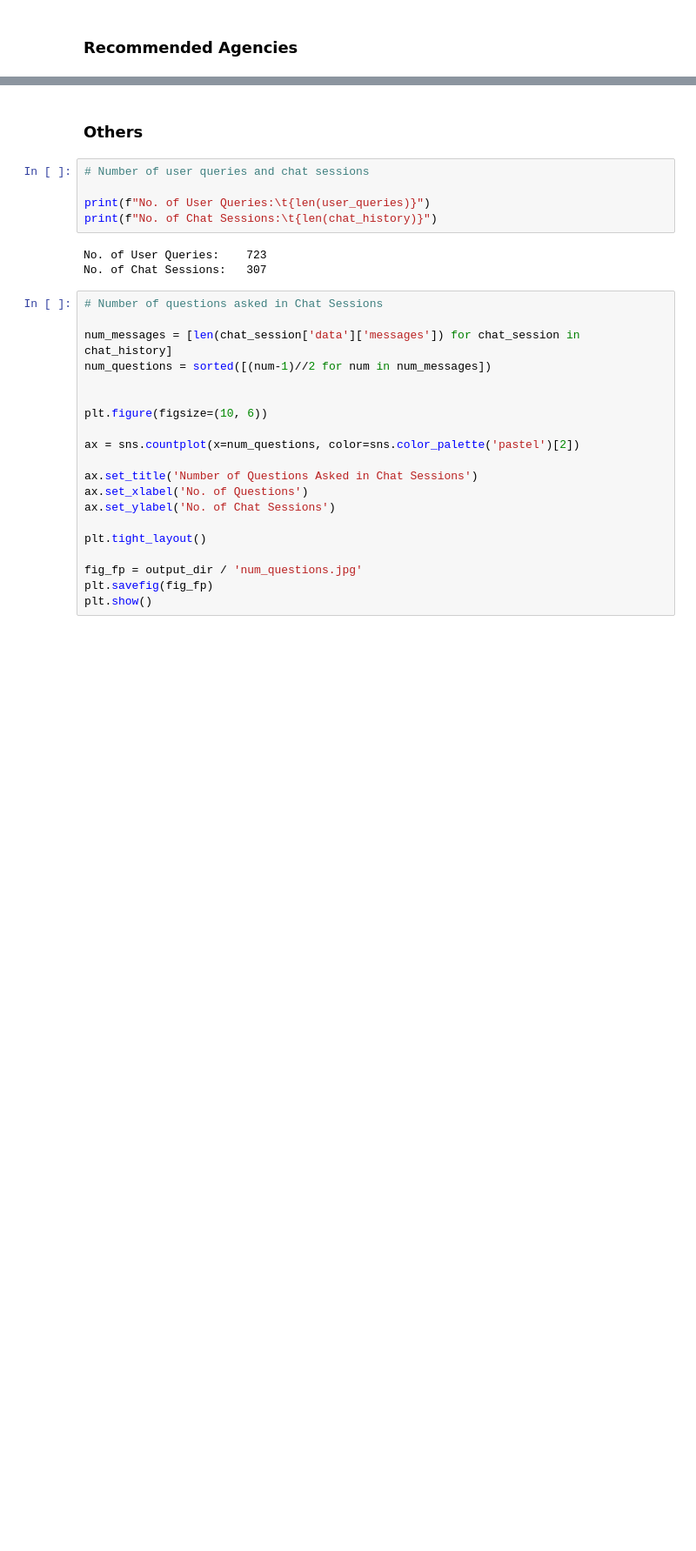
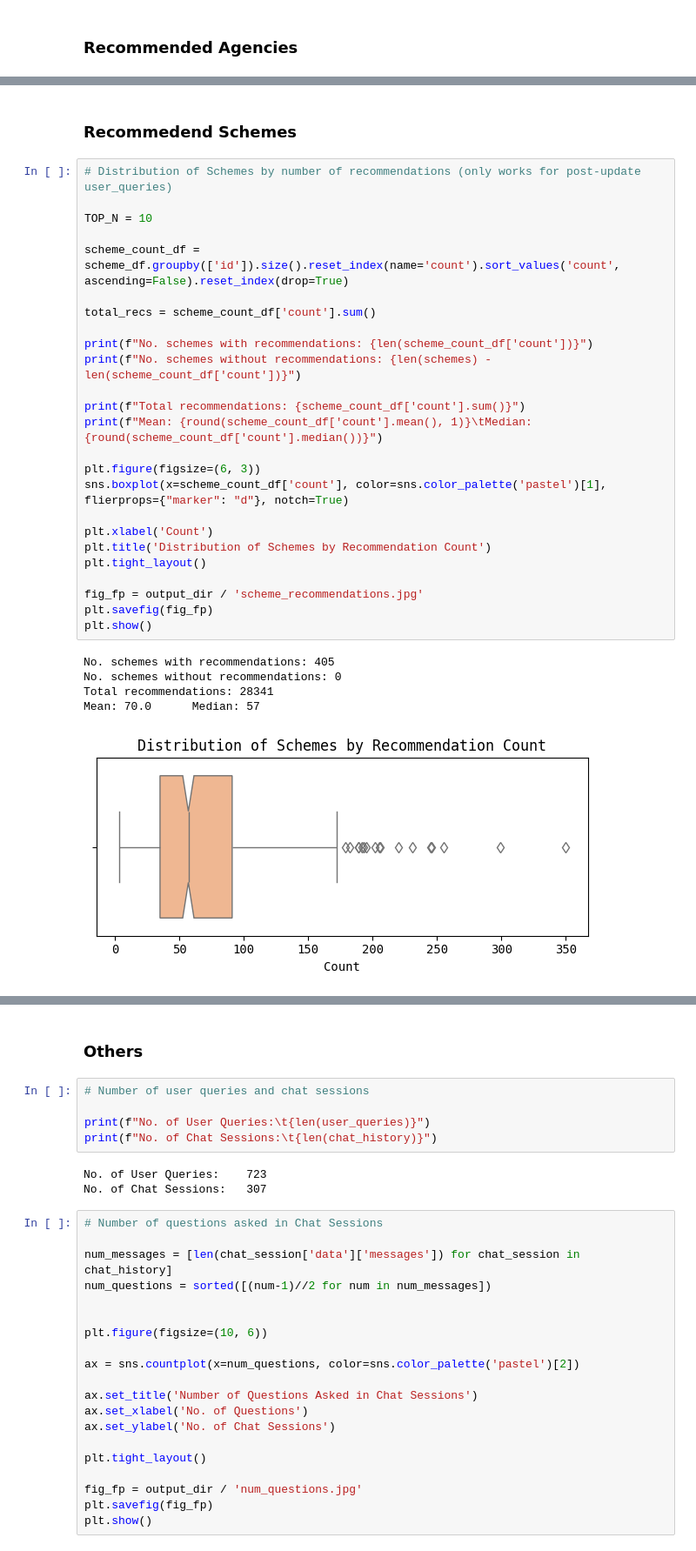
Before and after one commit to CJBuzz/schemessg_data_analysis, a Jupyter notebook: data_analysis.ipynb, the cells around one changed output, grey strips where cells are left out. Shown at 87% size. Cells and saved outputs as stored; diff of their text form; blank space fills up the shorter version.

```diff
--- a/data_analysis.ipynb
+++ b/data_analysis.ipynb
@@ -308,3 +311,36 @@ plt.savefig(fig_fp)
 plt.show()
 # %% [output]
 [figure]
+# %% [markdown]
+### Recommedend Schemes
+# %%
+# Distribution of Schemes by number of recommendations (only works for post-update user_queries)
+
+TOP_N = 10
+
+scheme_count_df = scheme_df.groupby(['id']).size().reset_index(name='count').sort_values('count', ascending=False).reset_index(drop=True)
+
+total_recs = scheme_count_df['count'].sum()
+
+print(f"No. schemes with recommendations: {len(scheme_count_df['count'])}")
+print(f"No. schemes without recommendations: {len(schemes) - len(scheme_count_df['count'])}")
+
+print(f"Total recommendations: {scheme_count_df['count'].sum()}")
+print(f"Mean: {round(scheme_count_df['count'].mean(), 1)}\tMedian: {round(scheme_count_df['count'].median())}")
+
+plt.figure(figsize=(6, 3))
+sns.boxplot(x=scheme_count_df['count'], color=sns.color_palette('pastel')[1], flierprops={"marker": "d"}, notch=True)
+
+plt.xlabel('Count')
+plt.title('Distribution of Schemes by Recommendation Count')
+plt.tight_layout()
+
+fig_fp = output_dir / 'scheme_recommendations.jpg'
+plt.savefig(fig_fp)
+plt.show()
+# %% [output]
+No. schemes with recommendations: 405
+No. schemes without recommendations: 0
+Total recommendations: 28341
+Mean: 70.0      Median: 57
+[figure, added]
```
Also changed, not shown: parts of 6 cells of this notebook, 2 other files.
